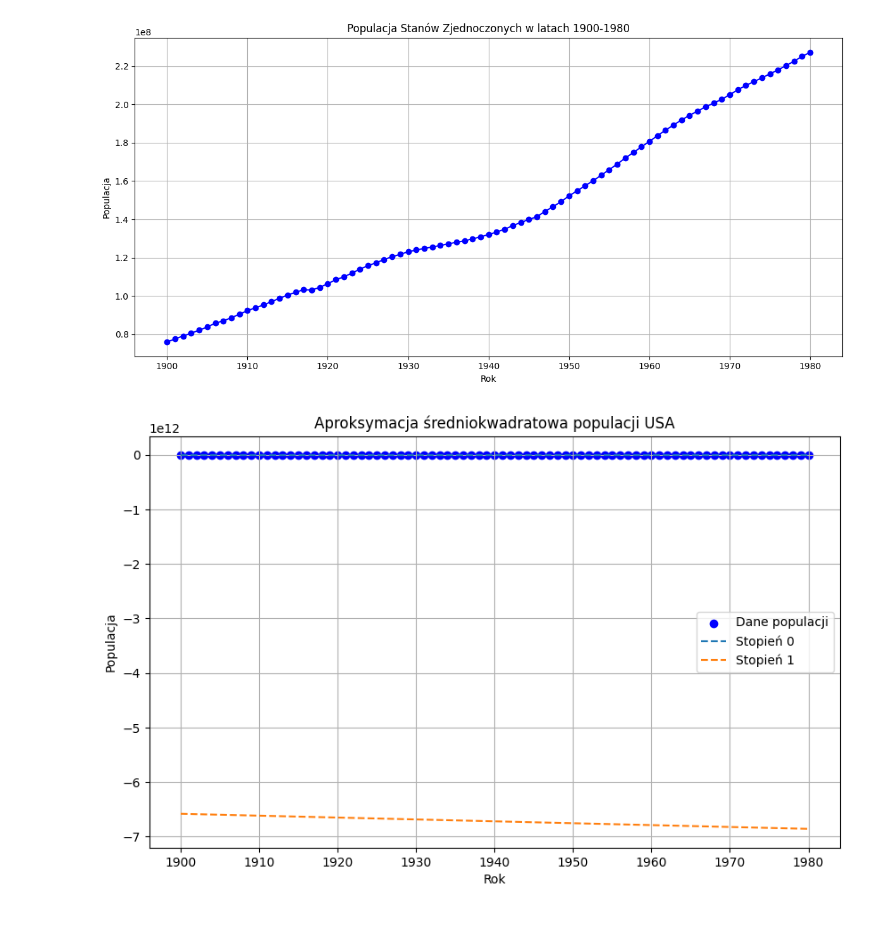
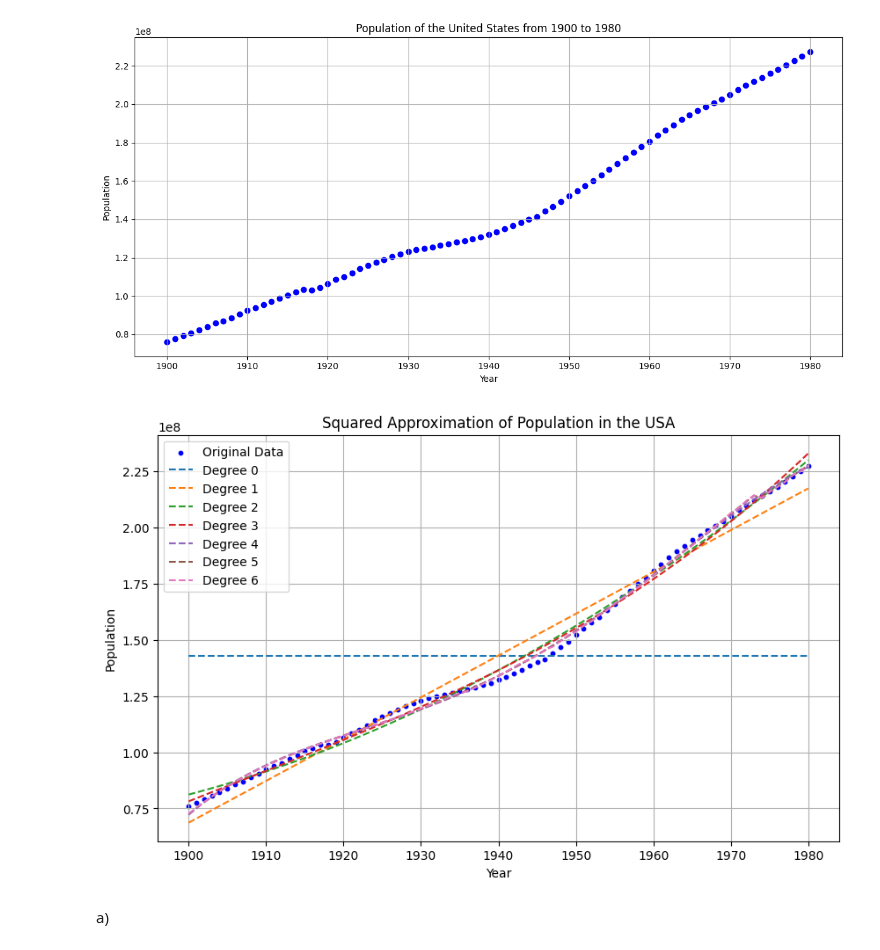
Before and after one commit to biganton/MOWNIT, a Jupyter notebook: lab5/lab5.ipynb, the cells around one changed output. Saved outputs shown, nothing was run; the diff lists cells and outputs as text; code cells hidden in the pictures; blank space fills up the shorter version.

```diff
--- a/lab5/lab5.ipynb
+++ b/lab5/lab5.ipynb
@@ -15,35 +16,39 @@ population = np.array([76094000, 77584000, 79163000, 80632000, 82166000, 8382200
                        211908788, 213853928, 215973199, 218035164, 220239425, 222584545, 225055487, 227224681])
 # %%
 plt.figure(figsize=(12, 6))
-plt.plot(years, population, marker='o', linestyle='-', color='blue')
-plt.title('Populacja Stanów Zjednoczonych w latach 1900-1980')
-plt.xlabel('Rok')
-plt.ylabel('Populacja')
+plt.scatter(years, population, color='blue', marker='o')
+plt.title('Population of the United States from 1900 to 1980')
+plt.xlabel('Year')
+plt.ylabel('Population')
 plt.grid(True)
 plt.tight_layout()
 plt.show()
 # %% [output]
-[figure, old version]
+[figure, new version]
 # %%
-# Wybór stopnia wielomianu
-degrees = np.arange(0, 7)
+degrees = range(7)
+years_adjusted = years - 1900
 
-# Wykres danych populacji
 plt.figure(figsize=(10, 6))
-plt.scatter(years, population, label='Dane populacji', color='blue')
+plt.scatter(years, population, label='Original Data', color='blue', s=10)
 
-# Przeprowadzenie aproksymacji dla każdego stopnia wielomianu
-for degree in degrees:
-    coeffs = np.polyfit(years, population, degree)
-    poly = Polynomial(coeffs)
-    approx_population = poly(years)
-    plt.plot(years, approx_population, label=f'Stopień {degree}', linestyle='--')
+all_coeffs = [[] for _ in degrees]
+all_predictions = [[] for _ in degrees]
+for m in degrees:
+    X = np.column_stack([years_adjusted**i for i in range(m + 1)])
+    coeffs, _, _, _ = np.linalg.lstsq(X, population, rcond=None)
+    predicted_population = X @ coeffs
+    plt.plot(years, predicted_population, label=f'Degree {m}', linestyle='--')
+    all_coeffs[m] = coeffs
+    all_predictions[m] = predicted_population
 
-plt.title('Aproksymacja średniokwadratowa populacji USA')
-plt.xlabel('Rok')
-plt.ylabel('Populacja')
+plt.title('Squared Approximation of Population in the USA')
+plt.xlabel('Year')
+plt.ylabel('Population')
 plt.legend()
 plt.grid(True)
 plt.show()
 # %% [output]
-[figure, old version]
+[figure, new version]
+# %% [markdown]
+a)
```
Also changed, not shown: parts of 5 cells of this notebook.
